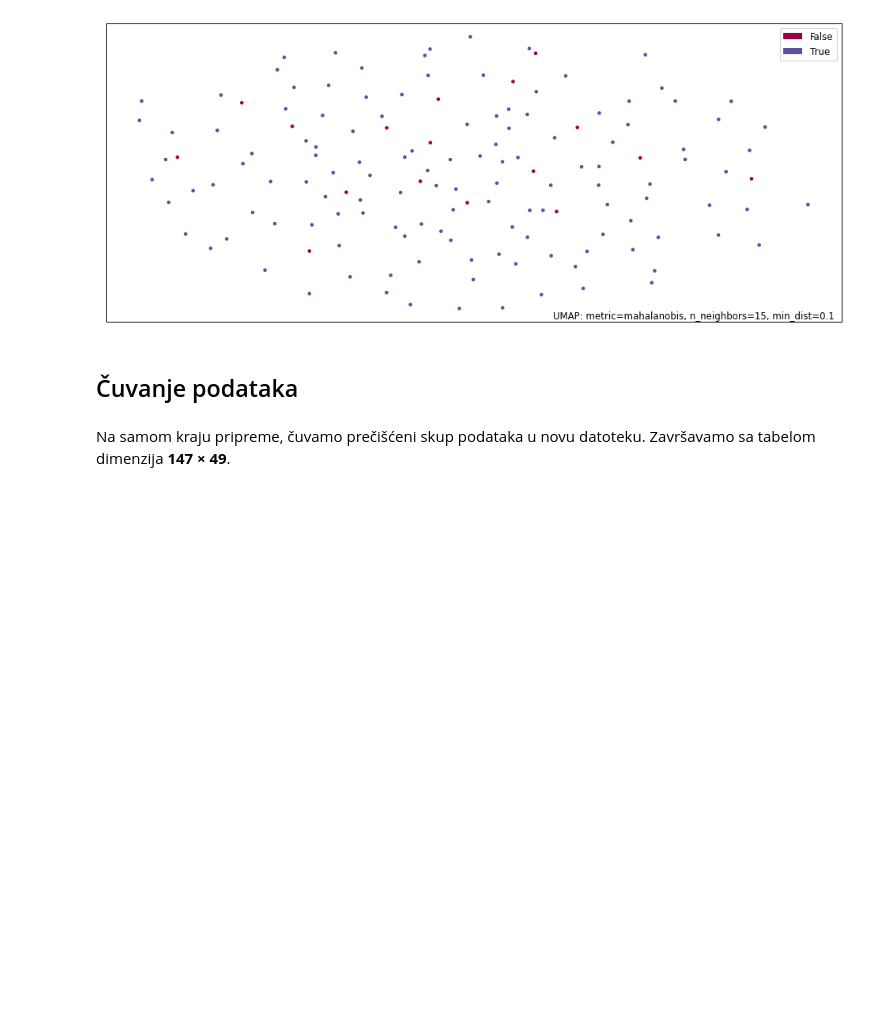
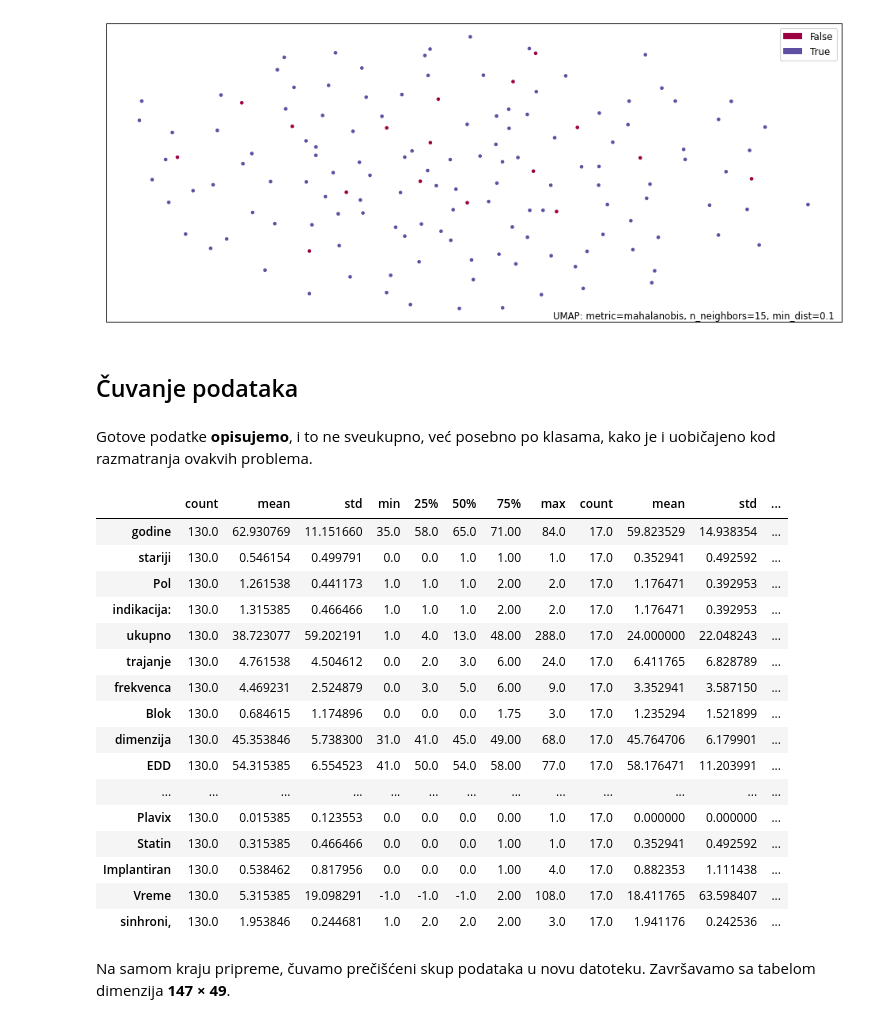
Before and after one commit to matfija/Elektrokonverzija, a Jupyter notebook: elektropriprema.ipynb, the cells around one changed output. Drawn from its saved outputs; the diff is of its cells as text; code cells hidden in the pictures; blank space fills up the shorter version.

Commit message:
Dodata opisna tabela po klasama

```diff
--- a/elektropriprema.ipynb
+++ b/elektropriprema.ipynb
@@ -778,6 +795,29 @@ _ = umap.plot.points(mapper, labels=uspeh, width=1200, height=500)
 [figure]
 # %% [markdown]
 ## Čuvanje podataka
+# %% [markdown]
+Gotove podatke **opisujemo**, i to ne sveukupno, već posebno po klasama, kako je i uobičajeno kod razmatranja ovakvih problema.
+# %%
+pd.concat((df[uspeh].describe().T,
+           df[~uspeh].describe().T), axis=1)
+# %% [output]
+|  | count | mean | std | min | 25% | 50% | 75% | max | count | mean | std | ... |
+| godine | 130.0 | 62.930769 | 11.151660 | 35.0 | 58.0 | 65.0 | 71.00 | 84.0 | 17.0 | 59.823529 | 14.938354 | ... |
+| stariji | 130.0 | 0.546154 | 0.499791 | 0.0 | 0.0 | 1.0 | 1.00 | 1.0 | 17.0 | 0.352941 | 0.492592 | ... |
+| Pol | 130.0 | 1.261538 | 0.441173 | 1.0 | 1.0 | 1.0 | 2.00 | 2.0 | 17.0 | 1.176471 | 0.392953 | ... |
+| indikacija: | 130.0 | 1.315385 | 0.466466 | 1.0 | 1.0 | 1.0 | 2.00 | 2.0 | 17.0 | 1.176471 | 0.392953 | ... |
+| ukupno | 130.0 | 38.723077 | 59.202191 | 1.0 | 4.0 | 13.0 | 48.00 | 288.0 | 17.0 | 24.000000 | 22.048243 | ... |
+| trajanje | 130.0 | 4.761538 | 4.504612 | 0.0 | 2.0 | 3.0 | 6.00 | 24.0 | 17.0 | 6.411765 | 6.828789 | ... |
+| frekvenca | 130.0 | 4.469231 | 2.524879 | 0.0 | 3.0 | 5.0 | 6.00 | 9.0 | 17.0 | 3.352941 | 3.587150 | ... |
+| Blok | 130.0 | 0.684615 | 1.174896 | 0.0 | 0.0 | 0.0 | 1.75 | 3.0 | 17.0 | 1.235294 | 1.521899 | ... |
+| dimenzija | 130.0 | 45.353846 | 5.738300 | 31.0 | 41.0 | 45.0 | 49.00 | 68.0 | 17.0 | 45.764706 | 6.179901 | ... |
+| EDD | 130.0 | 54.315385 | 6.554523 | 41.0 | 50.0 | 54.0 | 58.00 | 77.0 | 17.0 | 58.176471 | 11.203991 | ... |
+| ... | ... | ... | ... | ... | ... | ... | ... | ... | ... | ... | ... | ... |
+| Plavix | 130.0 | 0.015385 | 0.123553 | 0.0 | 0.0 | 0.0 | 0.00 | 1.0 | 17.0 | 0.000000 | 0.000000 | ... |
+| Statin | 130.0 | 0.315385 | 0.466466 | 0.0 | 0.0 | 0.0 | 1.00 | 1.0 | 17.0 | 0.352941 | 0.492592 | ... |
+| Implantiran | 130.0 | 0.538462 | 0.817956 | 0.0 | 0.0 | 0.0 | 1.00 | 4.0 | 17.0 | 0.882353 | 1.111438 | ... |
+| Vreme | 130.0 | 5.315385 | 19.098291 | -1.0 | -1.0 | -1.0 | 2.00 | 108.0 | 17.0 | 18.411765 | 63.598407 | ... |
+| sinhroni, | 130.0 | 1.953846 | 0.244681 | 1.0 | 2.0 | 2.0 | 2.00 | 3.0 | 17.0 | 1.941176 | 0.242536 | ... |
 # %% [markdown]
 Na samom kraju pripreme, čuvamo prečišćeni skup podataka u novu datoteku. Završavamo sa tabelom dimenzija **147 × 49**.
 # %%
```
Also changed, not shown: parts of 20 cells of this notebook.
